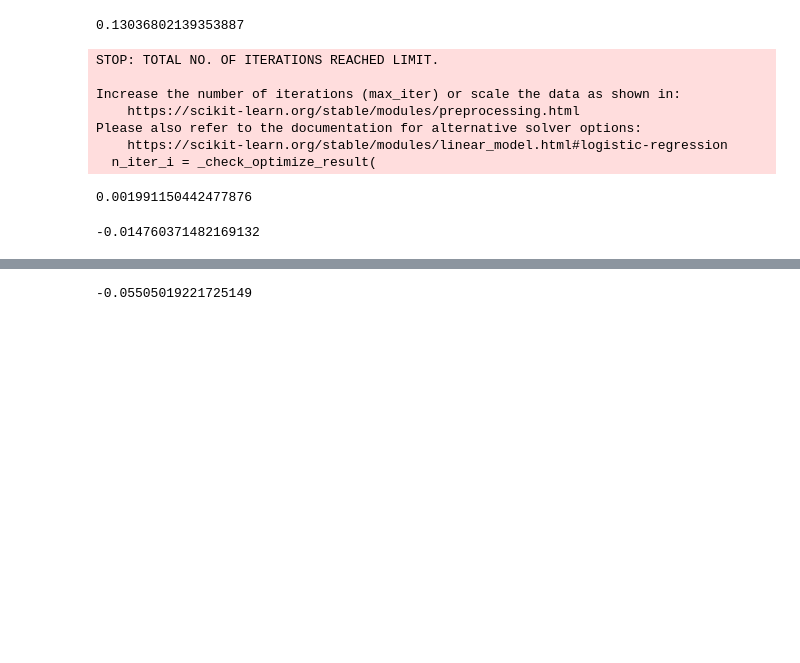
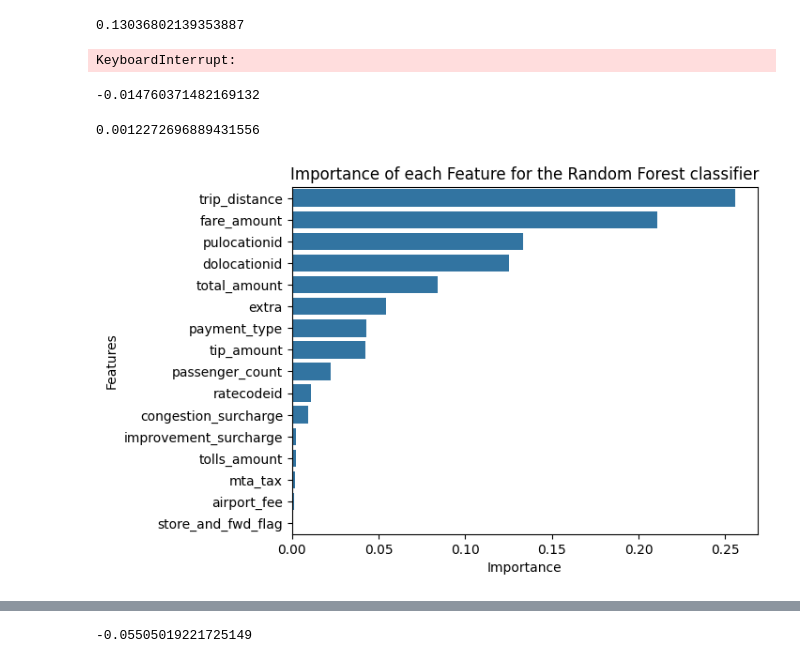
Before and after one commit to tuvabjornberg/machine-learning-project, a Jupyter notebook: main.ipynb, the cells around one changed output, grey strips where cells are left out. Cells and saved outputs as stored; diff of their text form; code cells hidden in the pictures; blank space fills up the shorter version.

Commit message:
feature importance

```diff
--- a/main.ipynb
+++ b/main.ipynb
@@ -84,7 +84,7 @@ n_cv = 2
 # TODO: Fix, did not converge
 # maybe increase number of iterations
 # 4 min 12 sec
-log_mod = LogisticRegression()
+log_mod = LogisticRegression(max_iter=200)
 
 log_mod.fit(x_train, y_train)
 
@@ -92,14 +92,7 @@ y_pred_log_mod = log_mod.predict(x_test)
 
 print(accuracy_score(y_test, y_pred_log_mod))
 # %% [output]
-STOP: TOTAL NO. OF ITERATIONS REACHED LIMIT.
-
-Increase the number of iterations (max_iter) or scale the data as shown in:
-    https://scikit-learn.org/stable/modules/preprocessing.html
-Please also refer to the documentation for alternative solver options:
-    https://scikit-learn.org/stable/modules/linear_model.html#logistic-regression
-  n_iter_i = _check_optimize_result(
+KeyboardInterrupt:
-0.001991150442477876
 # %%
 ranf_mod = RandomForestRegressor(random_state=42)
 
@@ -111,3 +104,22 @@ y_pred_ranf = ranf_mod.predict(x_test)
 print(r2_score(y_test, y_pred_ranf))
 # %% [output]
 -0.014760371482169132
+# %%
+ranf_mod = RandomForestRegressor(random_state=42)
+ranf_mod.fit(x_train, y_train)
+
+y_pred_ranf = ranf_mod.predict(x_test)
+print(r2_score(y_test, y_pred_ranf))
+
+
+feature_scores = pd.Series(ranf_mod.feature_importances_, index = x_train.columns).sort_values(ascending = False)
+
+import seaborn as sns
+sns.barplot(x=feature_scores, y=feature_scores.index, )
+plt.title("Importance of each Feature for the Random Forest classifier")
+plt.xlabel('Importance')
+plt.ylabel('Features')
+plt.show()
+# %% [output]
+0.0012272696889431556
+[figure, added]
```
Also changed, not shown: parts of 5 cells of this notebook.
